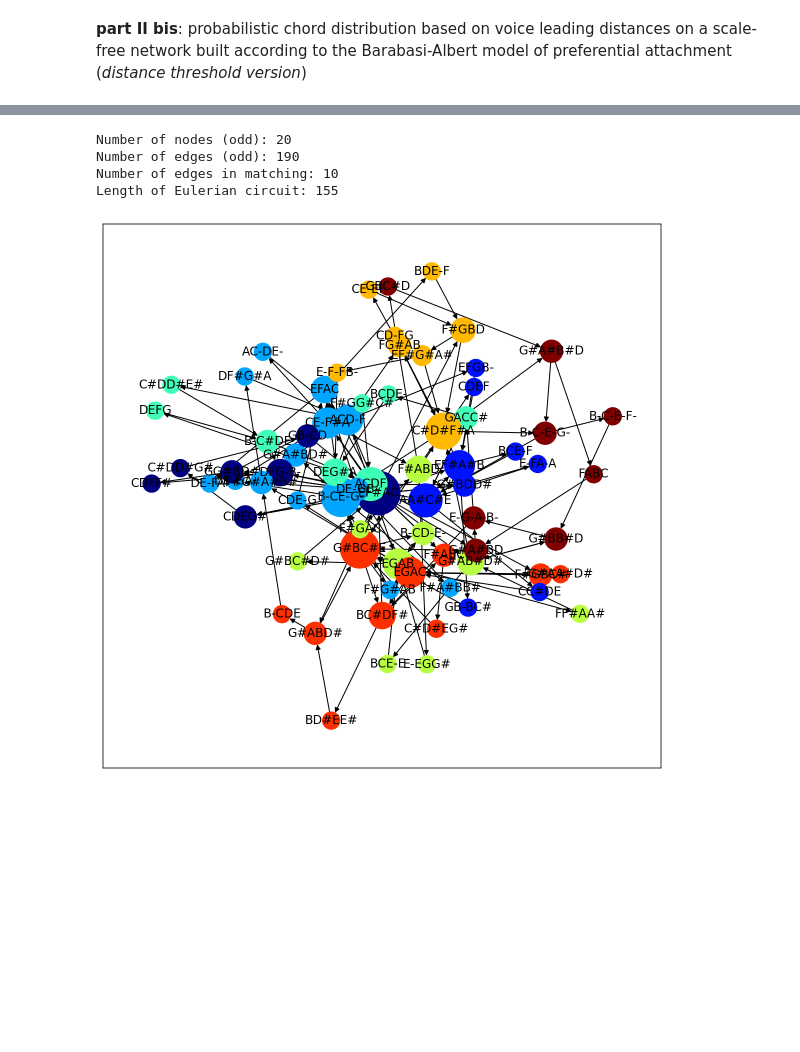
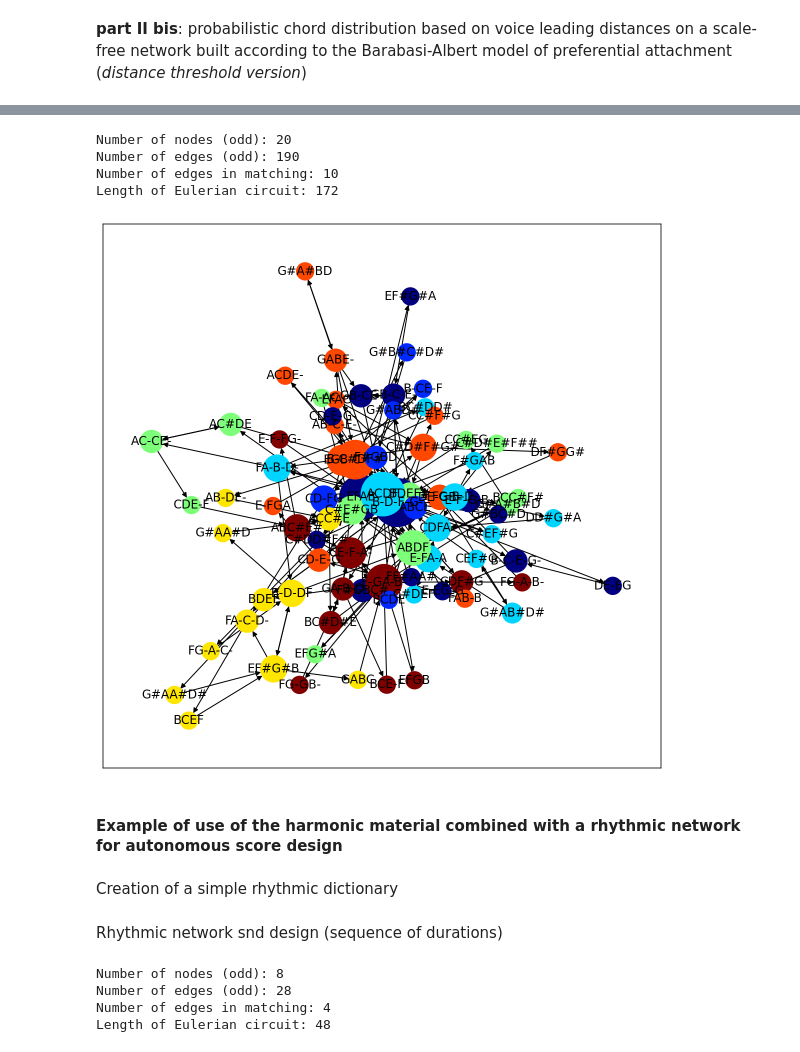
Before and after one commit to marcobn/musicntwrk, a Jupyter notebook: musicntwrk-2.0/examples/Examples-advanced_harmony.ipynb, the cells around one changed output, grey strips where cells are left out. Cells and saved outputs as stored; diff of their text form; code cells hidden in the pictures; blank space fills up the shorter version.

Commit message:
added autonomous score design in Example-advanced_harmony

```diff
--- a/musicntwrk-2.0/examples/Examples-advanced_harmony.ipynb
+++ b/musicntwrk-2.0/examples/Examples-advanced_harmony.ipynb
@@ -164,8 +164,10 @@ drawNetwork(enodes,eedges,scale=0.2)
 # %%
-euseq = harmonicDesign(mk,len(enodes),2,enodes,eedges,seed=None,reverse=True,display=True,write=True)
+euseq = harmonicDesign(mk,len(enodes),2,enodes,eedges,seed=None,reverse=True,display=True,write=False)
 # %% [output]
 Number of nodes (odd): 20
 Number of edges (odd): 190
 Number of edges in matching: 10
-Length of Eulerian circuit: 155
+Length of Eulerian circuit: 172
-[figure, old version]
+[figure, new version]
+# %% [markdown]
+#### Example of use of the harmonic material combined with a rhythmic network for autonomous score design
@@ -171,0 +177,2 @@ Length of Eulerian circuit: 155
+# %% [markdown]
+Creation of a simple rhythmic dictionary
@@ -171,0 +181,2 @@ Length of Eulerian circuit: 155
+# %% [markdown]
+Rhythmic network snd design (sequence of durations)
@@ -171,0 +186,7 @@ Length of Eulerian circuit: 155
+# %%
+durations = rhythmicDesign(dictrtm,len(nodes),2,nodes,edges,random=True,seed=None,reverse=True)
+# %% [output]
+Number of nodes (odd): 8
+Number of edges (odd): 28
+Number of edges in matching: 4
+Length of Eulerian circuit: 48
```
Also changed, not shown: parts of 8 cells of this notebook.
